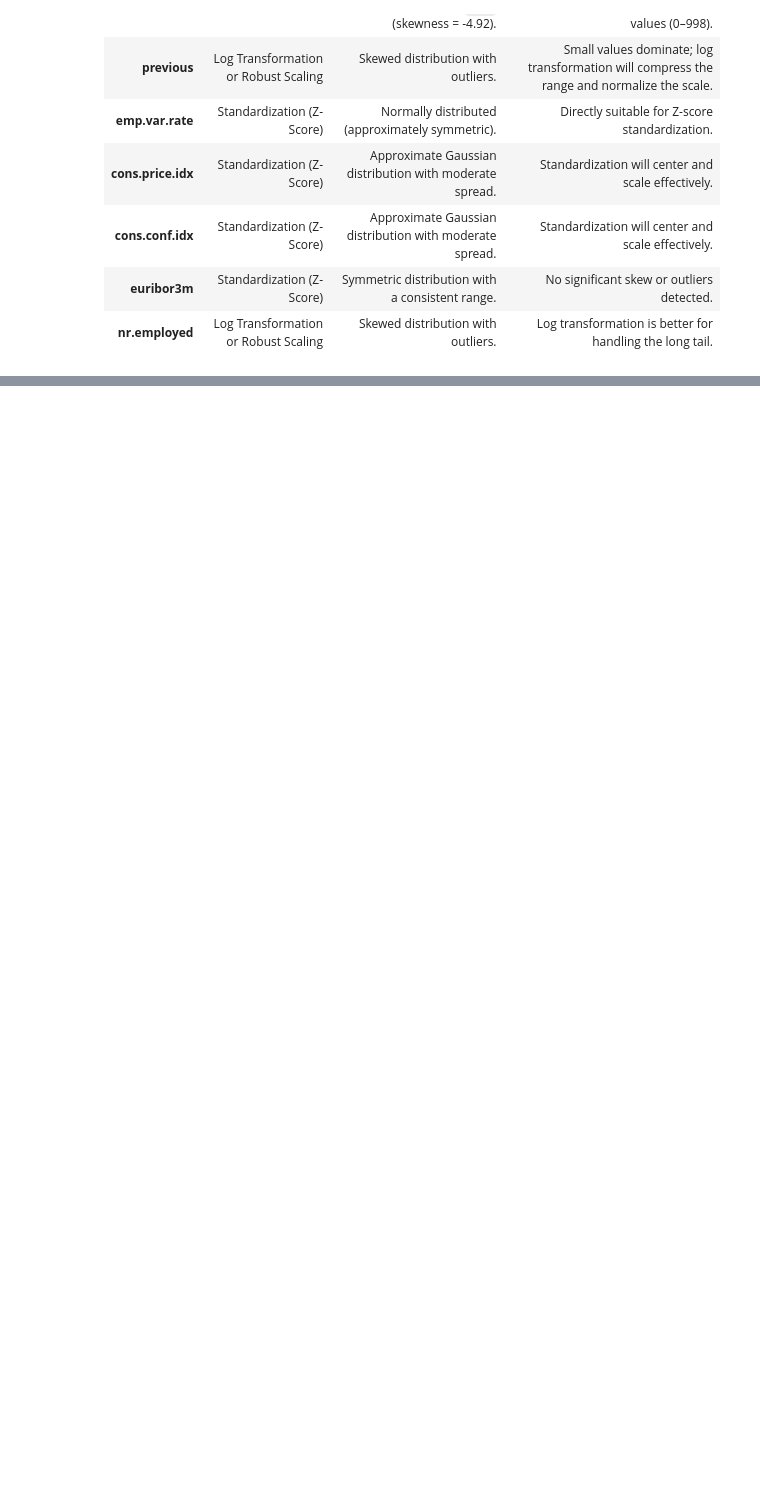
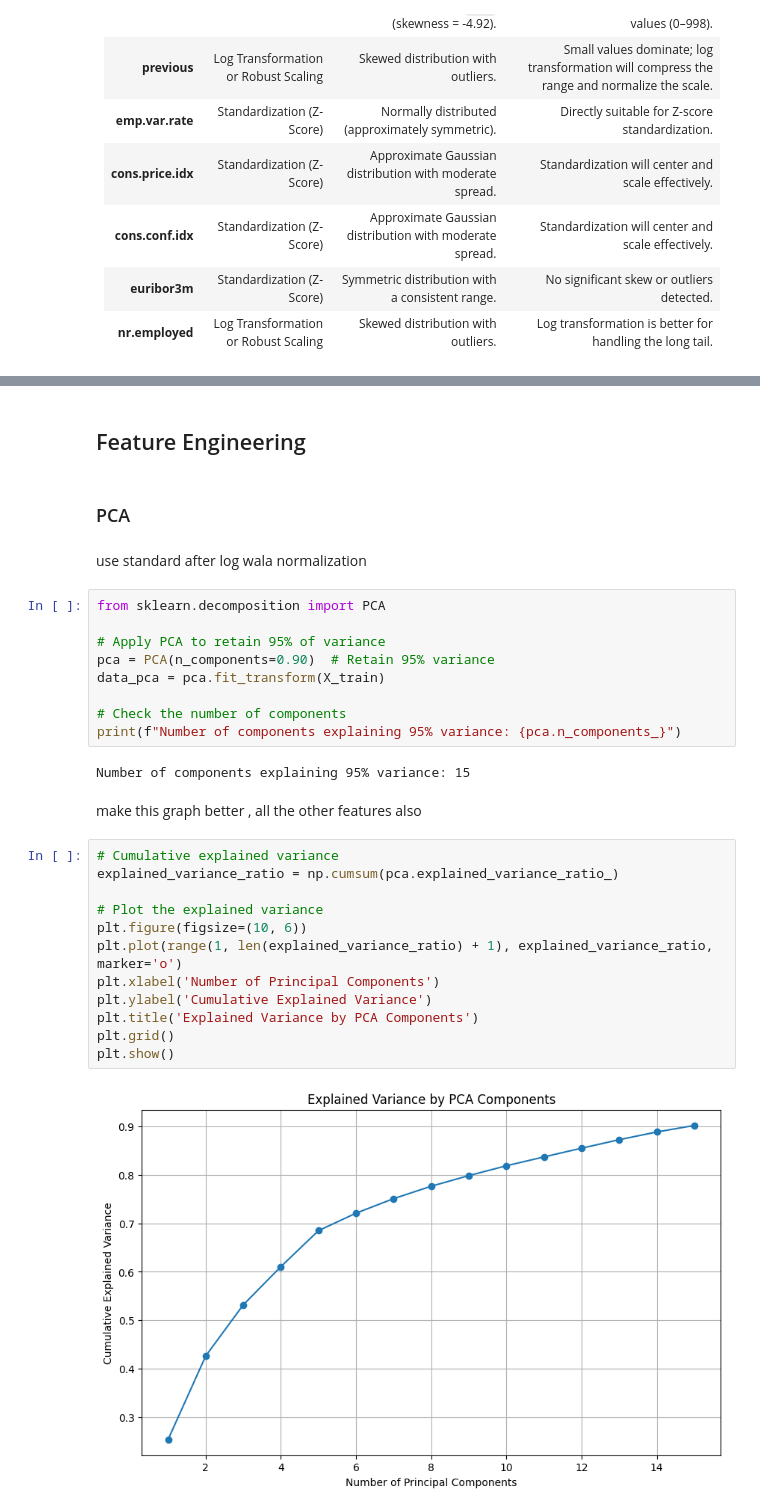
Before and after one commit to BPATHAK10/Bank-Marketing-Classifier, a Jupyter notebook: Homework-5.ipynb, the cells around one changed output, grey strips where cells are left out. Drawn from its saved outputs; the diff is of its cells as text; blank space fills up the shorter version.

```diff
--- a/Homework-5.ipynb
+++ b/Homework-5.ipynb
@@ -453,0 +568,33 @@ data
+# %% [markdown]
+## Feature Engineering
+# %% [markdown]
+### PCA
+# %% [markdown]
+use standard after log wala normalization
+# %%
+from sklearn.decomposition import PCA
+
+# Apply PCA to retain 95% of variance
+pca = PCA(n_components=0.90)  # Retain 95% variance
+data_pca = pca.fit_transform(X_train)
+
+# Check the number of components
+print(f"Number of components explaining 95% variance: {pca.n_components_}")
+# %% [output]
+Number of components explaining 95% variance: 15
+# %% [markdown]
+make this graph better , all the other features also
+# %%
+# Cumulative explained variance
+explained_variance_ratio = np.cumsum(pca.explained_variance_ratio_)
+
+# Plot the explained variance
+plt.figure(figsize=(10, 6))
+plt.plot(range(1, len(explained_variance_ratio) + 1), explained_variance_ratio, marker='o')
+plt.xlabel('Number of Principal Components')
+plt.ylabel('Cumulative Explained Variance')
+plt.title('Explained Variance by PCA Components')
+plt.grid()
+plt.show()
+# %% [output]
+[figure, added]
```
Also changed, not shown: parts of 60 cells of this notebook, 1 other file.
